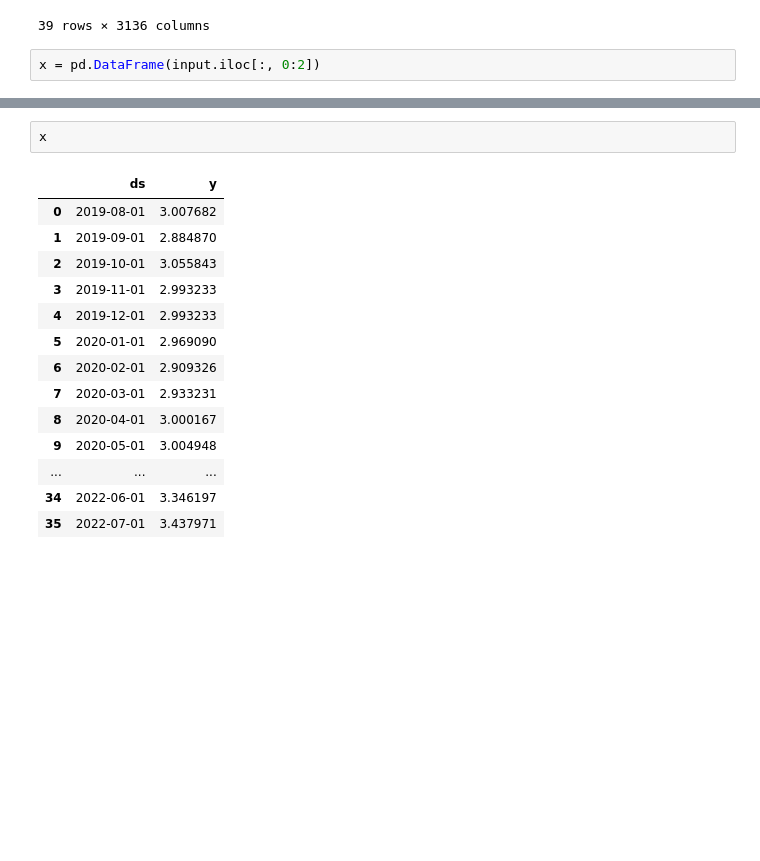
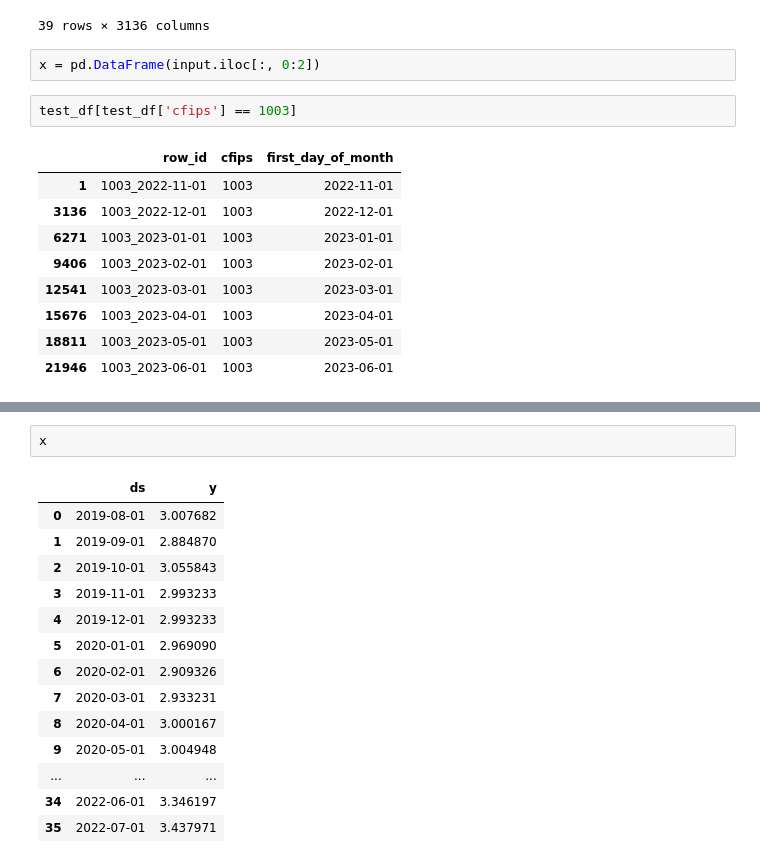
Before and after one commit to yunseokj1372/kaggle_forecasting, a Jupyter notebook: model/neuralprophet_1.ipynb, the cells around one changed output, grey strips where cells are left out. Cells and saved outputs as stored; diff of their text form; blank space fills up the shorter version.

```diff
--- a/model/neuralprophet_1.ipynb
+++ b/model/neuralprophet_1.ipynb
@@ -99,3 +99,15 @@ input
 39 rows × 3136 columns
 # %%
 x = pd.DataFrame(input.iloc[:, 0:2])
+# %%
+test_df[test_df['cfips'] == 1003]
+# %% [output]
+|  | row_id | cfips | first_day_of_month |
+| 1 | 1003_2022-11-01 | 1003 | 2022-11-01 |
+| 3136 | 1003_2022-12-01 | 1003 | 2022-12-01 |
+| 6271 | 1003_2023-01-01 | 1003 | 2023-01-01 |
+| 9406 | 1003_2023-02-01 | 1003 | 2023-02-01 |
+| 12541 | 1003_2023-03-01 | 1003 | 2023-03-01 |
+| 15676 | 1003_2023-04-01 | 1003 | 2023-04-01 |
+| 18811 | 1003_2023-05-01 | 1003 | 2023-05-01 |
+| 21946 | 1003_2023-06-01 | 1003 | 2023-06-01 |
```
Also changed, not shown: parts of 5 cells of this notebook, 2 other files.
